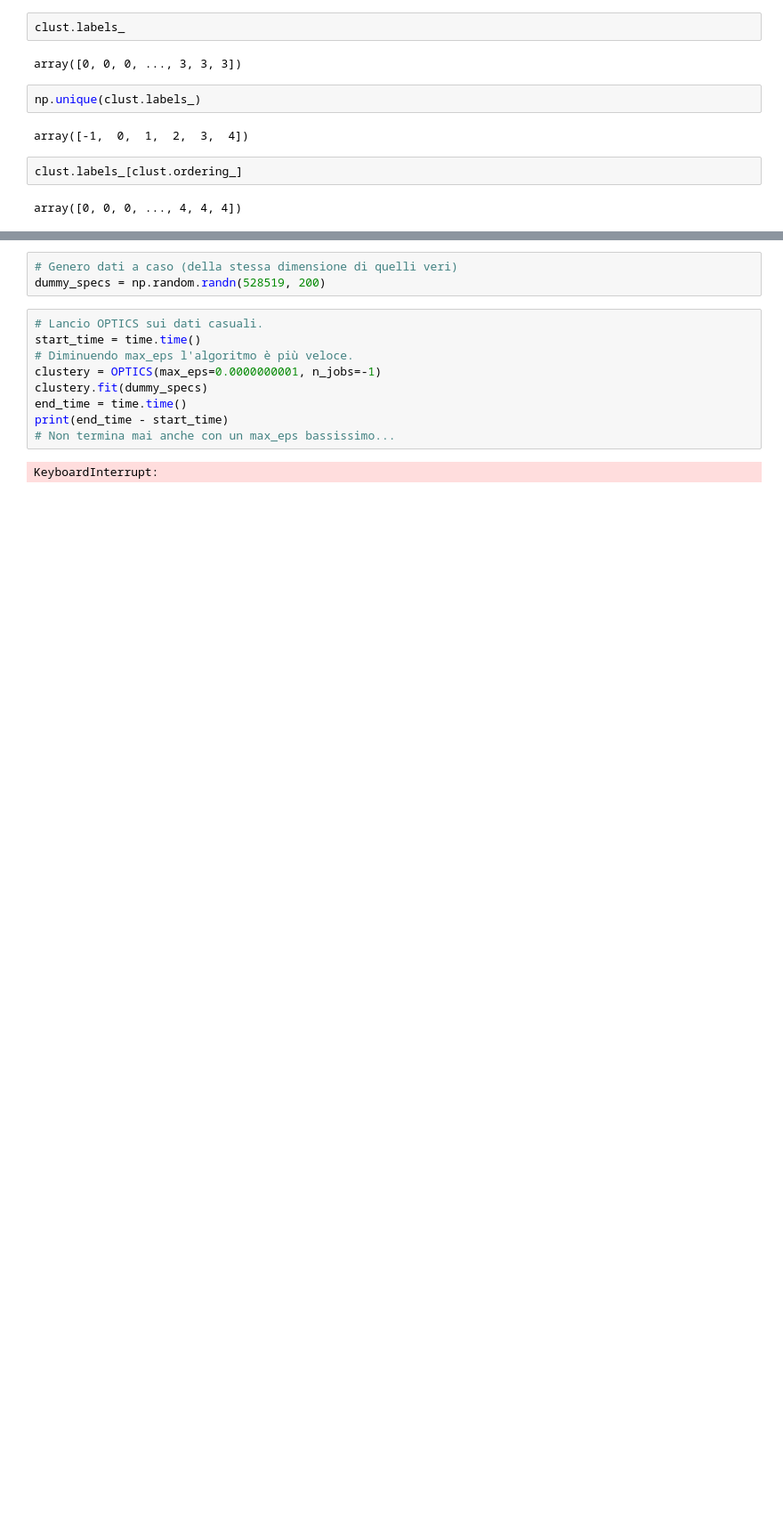
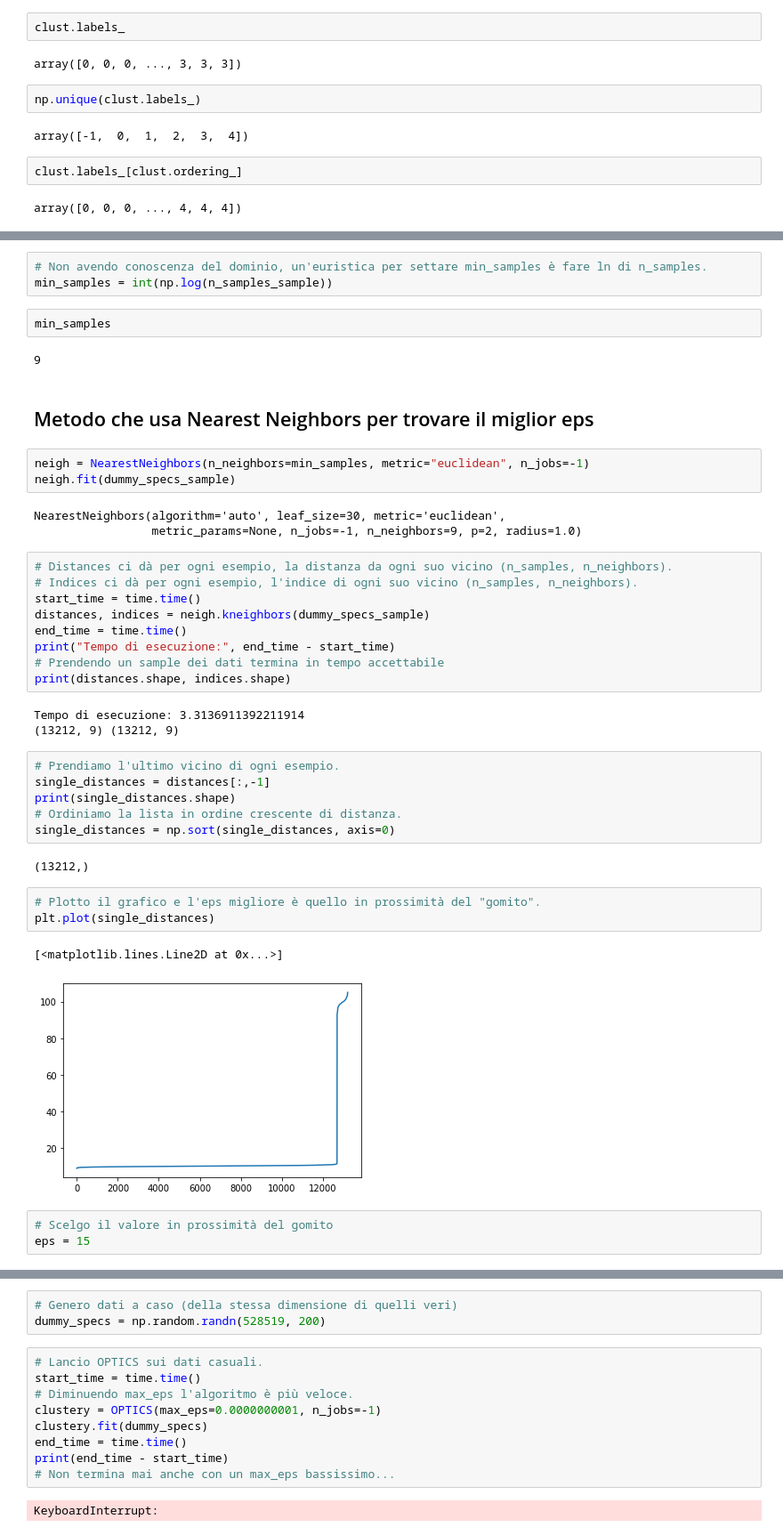
Before and after one commit to Maxinho96/Clustery, a Jupyter notebook: clustering.ipynb, the cells around one changed output, grey strips where cells are left out. Shown at 89% size. Saved outputs shown, nothing was run; the diff lists cells and outputs as text; blank space fills up the shorter version.

```diff
--- a/clustering.ipynb
+++ b/clustering.ipynb
@@ -199,0 +310,44 @@ array([0, 0, 0, ..., 4, 4, 4])
+# %%
+# Non avendo conoscenza del dominio, un'euristica per settare min_samples è fare ln di n_samples.
+min_samples = int(np.log(n_samples_sample))
+# %%
+min_samples
+# %% [output]
+9
+# %% [markdown]
+## Metodo che usa Nearest Neighbors per trovare il miglior eps
+# %%
+neigh = NearestNeighbors(n_neighbors=min_samples, metric="euclidean", n_jobs=-1)
+neigh.fit(dummy_specs_sample)
+# %% [output]
+NearestNeighbors(algorithm='auto', leaf_size=30, metric='euclidean',
+                 metric_params=None, n_jobs=-1, n_neighbors=9, p=2, radius=1.0)
+# %%
+# Distances ci dà per ogni esempio, la distanza da ogni suo vicino (n_samples, n_neighbors).
+# Indices ci dà per ogni esempio, l'indice di ogni suo vicino (n_samples, n_neighbors).
+start_time = time.time()
+distances, indices = neigh.kneighbors(dummy_specs_sample)
+end_time = time.time()
+print("Tempo di esecuzione:", end_time - start_time)
+# Prendendo un sample dei dati termina in tempo accettabile
+print(distances.shape, indices.shape)
+# %% [output]
+Tempo di esecuzione: 3.3136911392211914
+(13212, 9) (13212, 9)
+# %%
+# Prendiamo l'ultimo vicino di ogni esempio.
+single_distances = distances[:,-1]
+print(single_distances.shape)
+# Ordiniamo la lista in ordine crescente di distanza.
+single_distances = np.sort(single_distances, axis=0)
+# %% [output]
+(13212,)
+# %%
+# Plotto il grafico e l'eps migliore è quello in prossimità del "gomito".
+plt.plot(single_distances)
+# %% [output]
+[<matplotlib.lines.Line2D at 0x...>]
+[figure, added]
+# %%
+# Scelgo il valore in prossimità del gomito
+eps = 15
```
Also changed, not shown: parts of 16 cells of this notebook.
